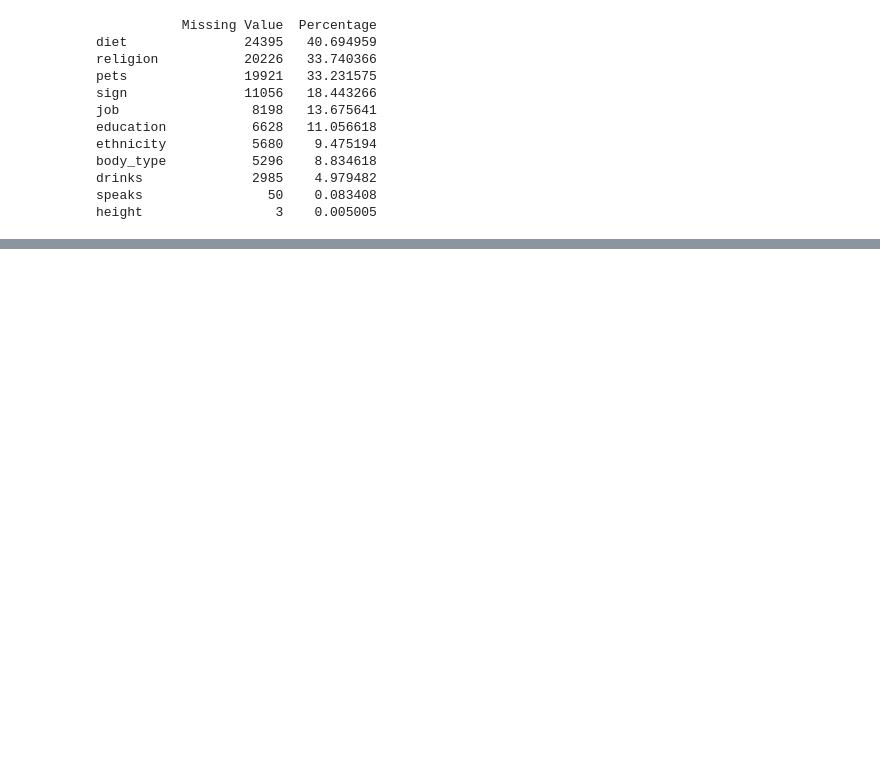
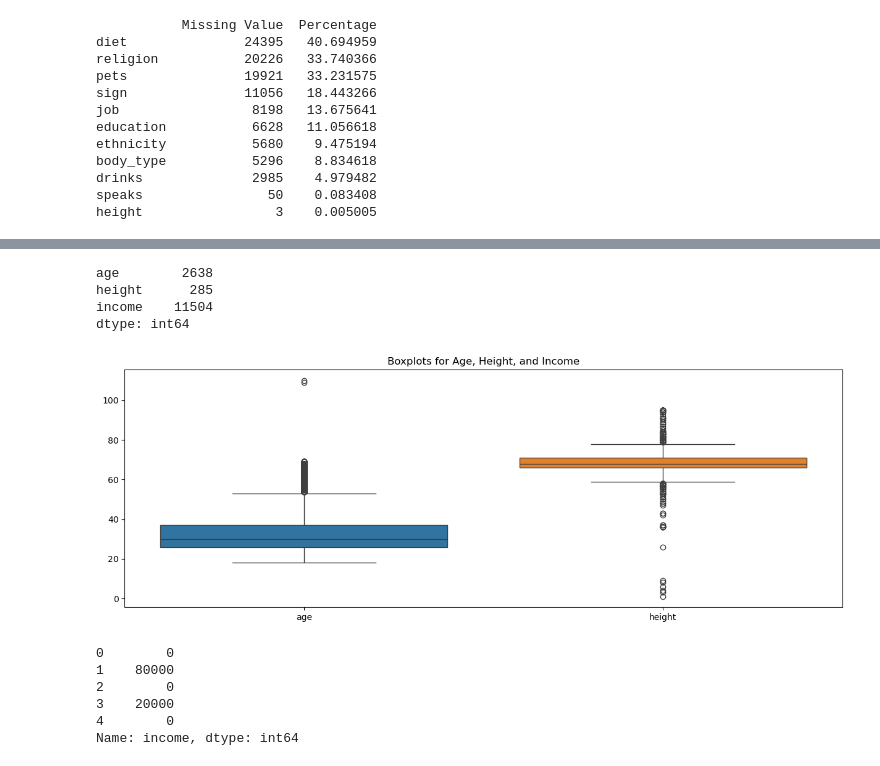
Before and after one commit to ra1croft/Data-Analysis---NextLP, a Jupyter notebook: Next_Leap/Analysing Bumble Profiles.ipynb, the cells around one changed output, grey strips where cells are left out. Drawn from its saved outputs; the diff is of its cells as text; code cells hidden in the pictures; blank space fills up the shorter version.

```diff
--- a/Next_Leap/Analysing Bumble Profiles.ipynb
+++ b/Next_Leap/Analysing Bumble Profiles.ipynb
@@ -60,0 +65,5 @@ height                 3    0.005005
+# %%
+#replaicing missing height data by the median of height
+main_data['height'].fillna(main_data['height'].median(),inplace=True)
+misssing_value = main_data.isnull().sum().sort_values(ascending=False)
+misssing_value
@@ -60,0 +116,17 @@ height                 3    0.005005
+# %%
+# Ans1 : yes there is inconsenties in data type such as last_online
+# Ans 2: No columns requires conversion to numerical data types
+# Replace '-' with ':' in time part if needed
+
+# Ensure all values are strings
+main_data['last_online'] = main_data['last_online'].astype(str)
+
+# Remove timezone offsets (e.g., "-10:00", "+05:30")
+main_data['last_online'] = main_data['last_online'].str.replace(r'([-+]\d{2}:\d{2})$', '', regex=True)
+
+# Convert to datetime
+main_data['last_online'] = pd.to_datetime(main_data['last_online'], errors='coerce')
+
+# Verify the conversion
+print(main_data.dtypes['last_online'])  # Should now be datetime64[ns]
+print(main_data['last_online'].head())  # Check values
@@ -60,0 +181,33 @@ height                 3    0.005005
+# %%
+#calculate outlier for each numerical columns
+Q1 = main_data[['age','height','income']].quantile(0.25)
+Q3 = main_data[['age','height','income']].quantile(0.75)
+IQR = Q3 - Q1
+
+#identify outliers
+outliers = (main_data[['age','height','income']] < (Q1 - 1.5 * IQR)) | (main_data[['age','height','income']] > (Q3 + 1.5 * IQR))
+outlier_count = outliers.sum()
+print(outlier_count)
+# %% [output]
+age        2638
+height      285
+income    11504
+dtype: int64
+# %%
+# Plot boxplots for numerical columns to chk the outliers
+plt.figure(figsize=(15, 5))
+sns.boxplot(data=main_data[['age', 'height']])
+plt.title('Boxplots for Age, Height, and Income')
+plt.show()
+# %% [output]
+[figure, added]
+# %%
+main_data['income'] = main_data['income'].replace(-1,0)
+print(main_data['income'].head())
+# %% [output]
+0        0
+1    80000
+2        0
+3    20000
+4        0
+Name: income, dtype: int64
```
Also changed, not shown: parts of 13 cells of this notebook.
